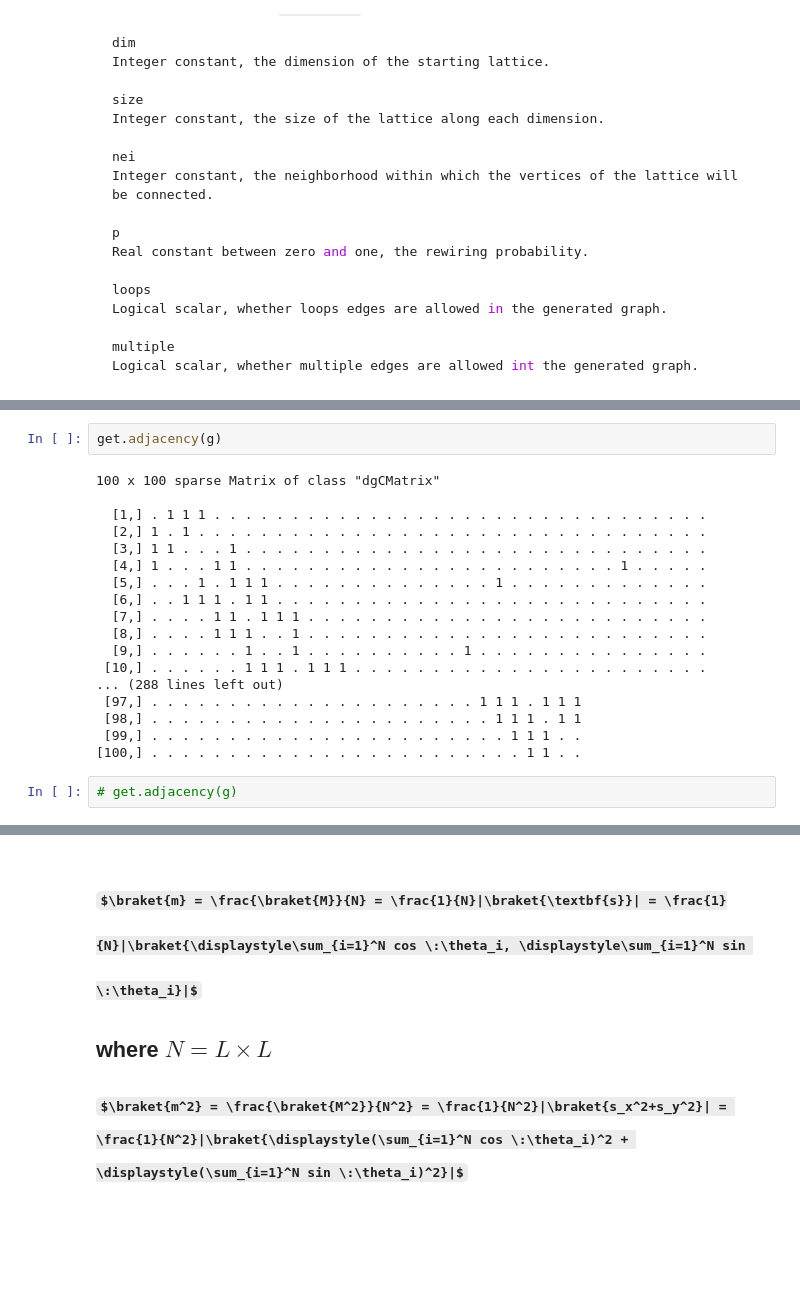
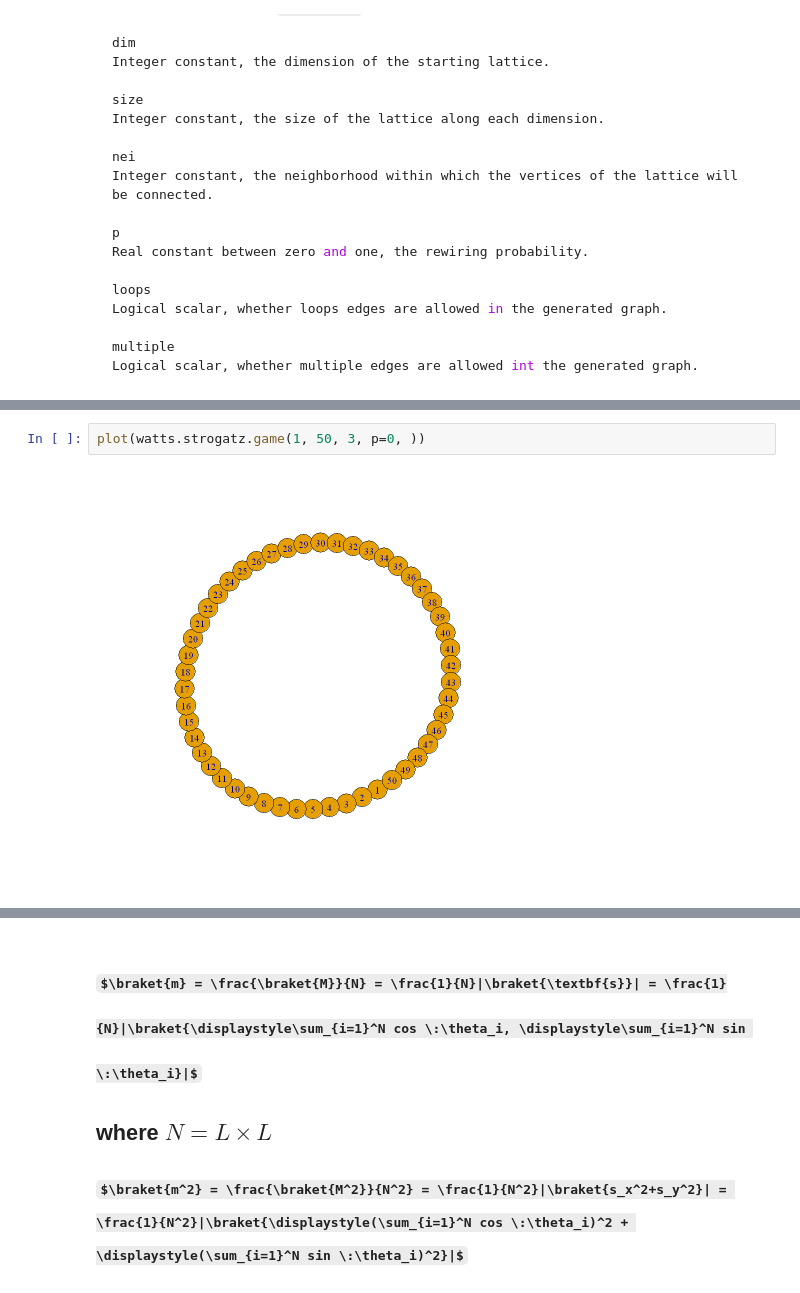
Before and after one commit to RiccardoTancredi/PerCoolAction, a Jupyter notebook: XY model/XY_model 1D.ipynb, the cells around one changed output, grey strips where cells are left out. Drawn from its saved outputs; the diff is of its cells as text; some formulas as TeX source; blank space fills up the shorter version.

```diff
--- a/XY model/XY_model 1D.ipynb
+++ b/XY model/XY_model 1D.ipynb
@@ -37,22 +37,4 @@ plot(g, vertex.color="steelblue", edge.curved=0.1, edge.color="gray80", vertex.l
-# %%
-get.adjacency(g)
-# %% [output]
-100 x 100 sparse Matrix of class "dgCMatrix"
-
-  [1,] . 1 1 1 . . . . . . . . . . . . . . . . . . . . . . . . . . . . . . . .
-  [2,] 1 . 1 . . . . . . . . . . . . . . . . . . . . . . . . . . . . . . . . .
-  [3,] 1 1 . . . 1 . . . . . . . . . . . . . . . . . . . . . . . . . . . . . .
-  [4,] 1 . . . 1 1 . . . . . . . . . . . . . . . . . . . . . . . . 1 . . . . .
-  [5,] . . . 1 . 1 1 1 . . . . . . . . . . . . . . 1 . . . . . . . . . . . . .
-  [6,] . . 1 1 1 . 1 1 . . . . . . . . . . . . . . . . . . . . . . . . . . . .
-  [7,] . . . . 1 1 . 1 1 1 . . . . . . . . . . . . . . . . . . . . . . . . . .
-  [8,] . . . . 1 1 1 . . 1 . . . . . . . . . . . . . . . . . . . . . . . . . .
-  [9,] . . . . . . 1 . . 1 . . . . . . . . . . 1 . . . . . . . . . . . . . . .
- [10,] . . . . . . 1 1 1 . 1 1 1 . . . . . . . . . . . . . . . . . . . . . . .
-... (288 lines left out)
- [97,] . . . . . . . . . . . . . . . . . . . . . 1 1 1 . 1 1 1
- [98,] . . . . . . . . . . . . . . . . . . . . . . 1 1 1 . 1 1
- [99,] . . . . . . . . . . . . . . . . . . . . . . . 1 1 1 . .
-[100,] . . . . . . . . . . . . . . . . . . . . . . . . 1 1 . .
-# %%
-# get.adjacency(g)
+# %%
+plot(watts.strogatz.game(1, 50, 3, p=0, ))
+# %% [output]
+[figure, added]
```
Also changed, not shown: parts of 19 cells of this notebook, 9 other files.
